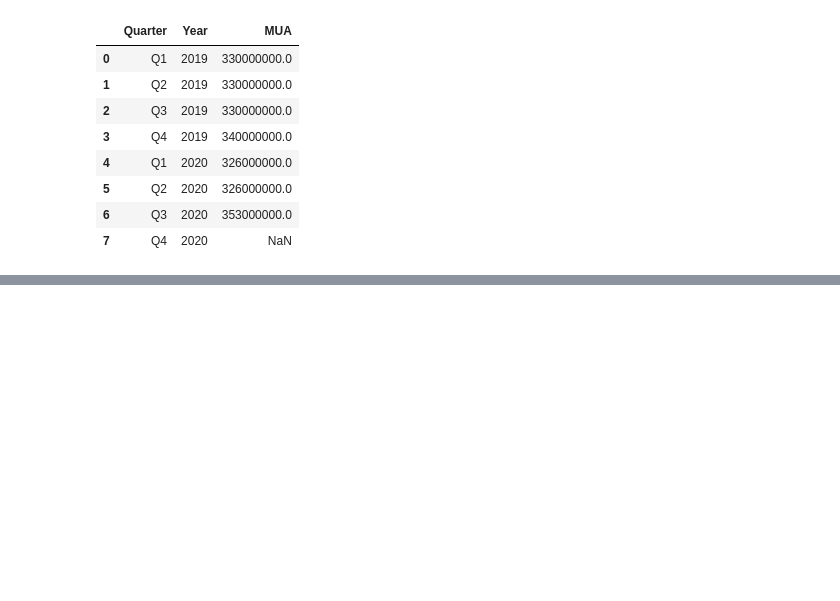
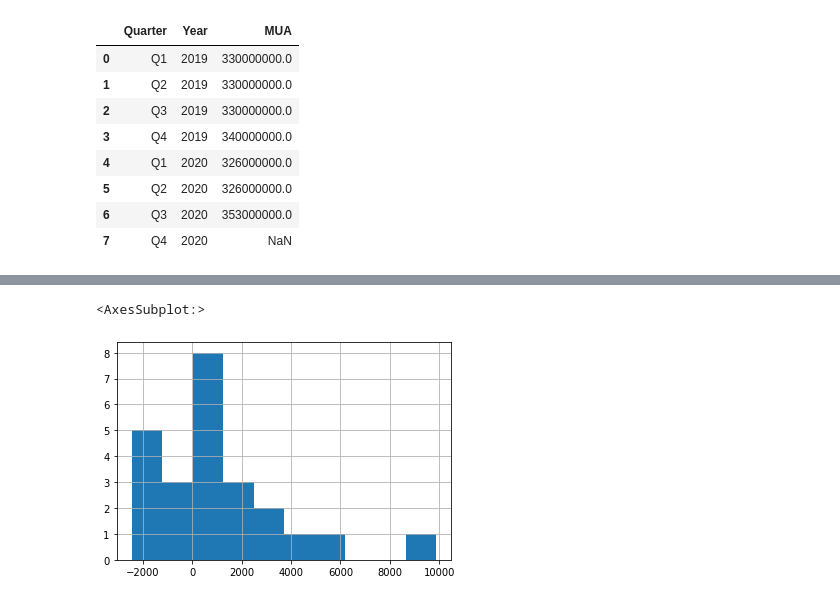
Before and after one commit to c5k1m/COGS108_Bitcoin_Data_Project, a Jupyter notebook: DataCheckpoint_group009.ipynb, the cells around one changed output, grey strips where cells are left out. Cells and saved outputs as stored; diff of their text form; code cells hidden in the pictures; blank space fills up the shorter version.

```diff
--- a/DataCheckpoint_group009.ipynb
+++ b/DataCheckpoint_group009.ipynb
@@ -320,0 +322,4 @@ plt.legend()
+# %%
+btc_monthly = btc_2019_2020.groupby([btc_2019_2020['DateTimeGroup'].dt.year, btc_2019_2020['DateTimeGroup'].dt.month]).agg({'PriceChange': sum})
+btc_monthly= btc_monthly.iloc[1: , :]
+btc_monthly
@@ -320,0 +373,5 @@ plt.legend()
+# %%
+btc_monthly['PriceChange'].hist( )
+# %% [output]
+<AxesSubplot:>
+[figure, added]
```
Also changed, not shown: parts of 12 cells of this notebook, 1 other file.
